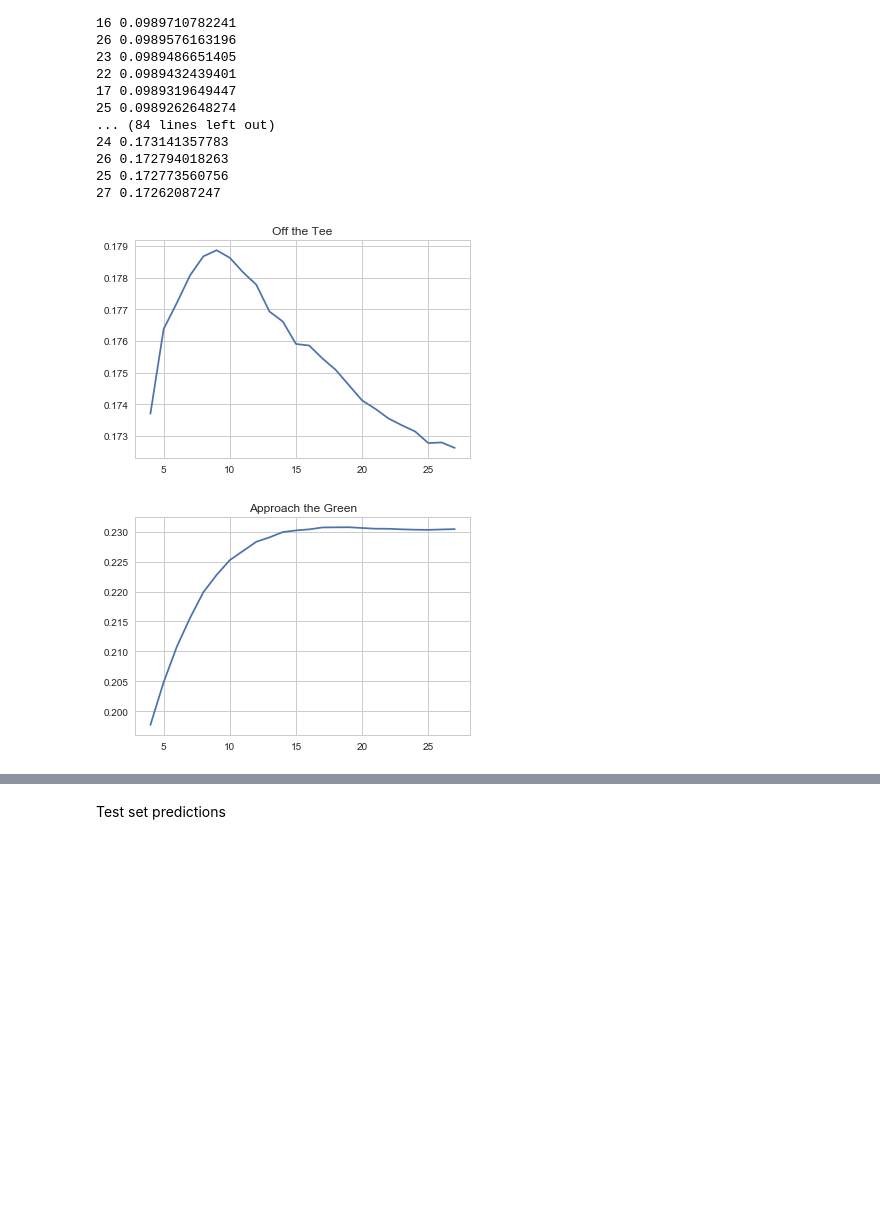
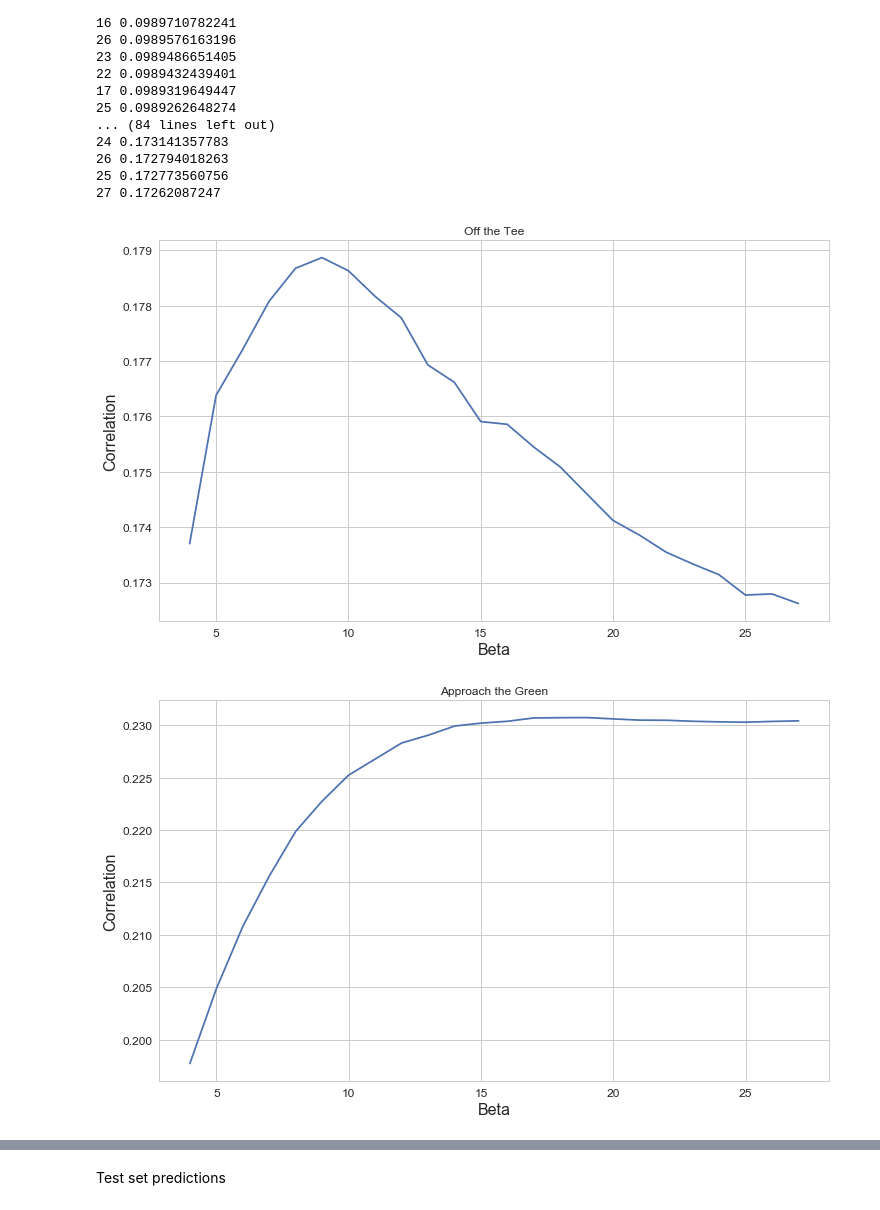
Before and after one commit to adamwlev/StrokesGained2, a Jupyter notebook: Modeling/Shot_Level_Ranks-Copy1.ipynb, the cells around one changed output, grey strips where cells are left out. Drawn from its saved outputs; the diff is of its cells as text; code cells hidden in the pictures; blank space fills up the shorter version.

Commit message:
wrote to broadie

```diff
--- a/Modeling/Shot_Level_Ranks-Copy1.ipynb
+++ b/Modeling/Shot_Level_Ranks-Copy1.ipynb
@@ -53,8 +53,8 @@ for path in [f for f in listdir(mypath)]:
         reps_adam[cat] = np.load('%s%s/%s_reps.npy' % (mypath,path,cat))
 preds,outcomes = defaultdict(list),defaultdict(list)
 for tourn_num,(year,tourn) in enumerate(tups):
-    if (year,tourn) not in broadie_tourn_map or tourn_num>200:
-        continue
+#     if (year,tourn) not in broadie_tourn_map or tourn_num>200:
+#         continue
     rtourn = rdata[(rdata.Tournament_Year==year) & (rdata['Permanent_Tournament_#']==tourn)]
     players = pd.unique(rtourn.Player_Number)
     finishing_positions = rtourn.groupby('Player_Number').Finishing_Position.mean().to_dict()
@@ -98,0 +99,4 @@ other 0.0433508800925
+# %%
+corrs = {}
+for cat in cats:
+    corrs[cat] = np.corrcoef(preds[cat],outcomes[cat])[0,1]
@@ -98,0 +121,13 @@ other 0.0433508800925
+# %%
+fig,ax = plt.subplots(1,1,figsize=(18,12))
+x_ticks = np.array(corrs.keys())
+y = np.array(corrs.values())
+x_ticks = x_ticks[np.argsort(y)[::-1]]
+y = np.sort(y)[::-1]
+plt.bar(range(len(corrs)),y)
+plt.xticks(range(len(corrs)),x_ticks,fontsize=13.8);
+for tick in ax.yaxis.get_major_ticks():
+    tick.label.set_fontsize(16)
+plt.title('Predictive Correlation for the different categories',fontsize=18);
+plt.ylabel('Correlation',fontsize=18)
+plt.ylabel('Category Code',fontsize=18);
@@ -152,10 +189,13 @@ Around the Green
 27 0.17262087247
 # %%
 for cat in broadie_cats:
-    plt.figure()
+    fig,ax = plt.subplots(1,1,figsize=(12,7))
     x,y = zip(*corrs[cat])
     plt.plot(x,y)
     plt.title(cat)
+    ax.tick_params(labelsize=12);
+    plt.ylabel('Correlation',fontsize=16)
+    plt.xlabel('Beta',fontsize=16)
 # %% [output]
-[figure, old version]
+[figure, new version]
-[figure, old version]
+[figure, new version]
```
Also changed, not shown: parts of 4 cells of this notebook, 1 other file.
